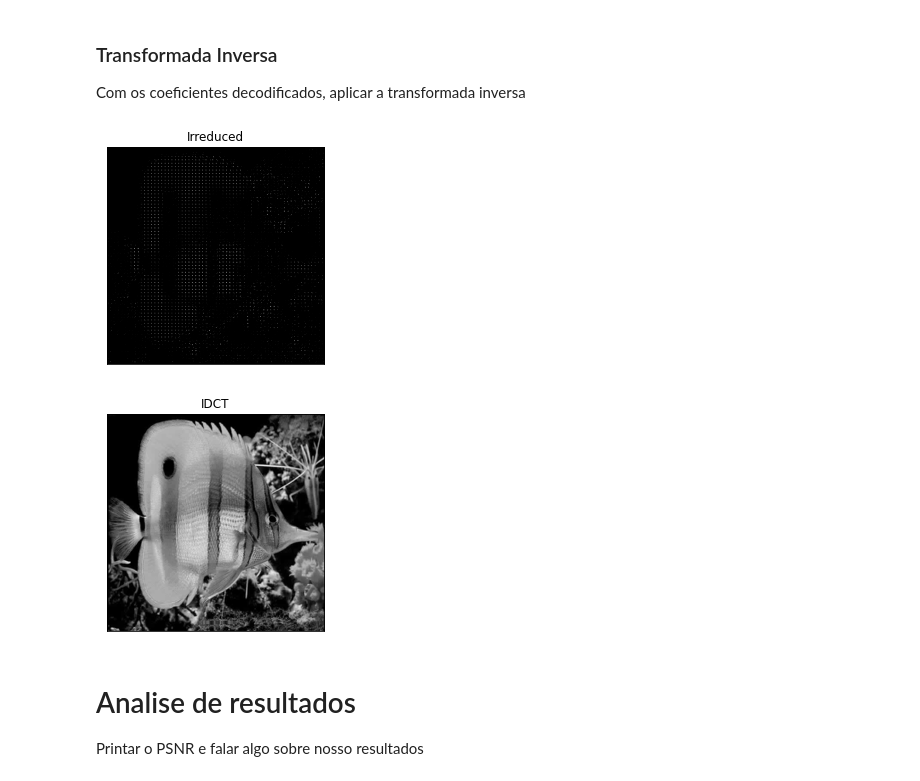
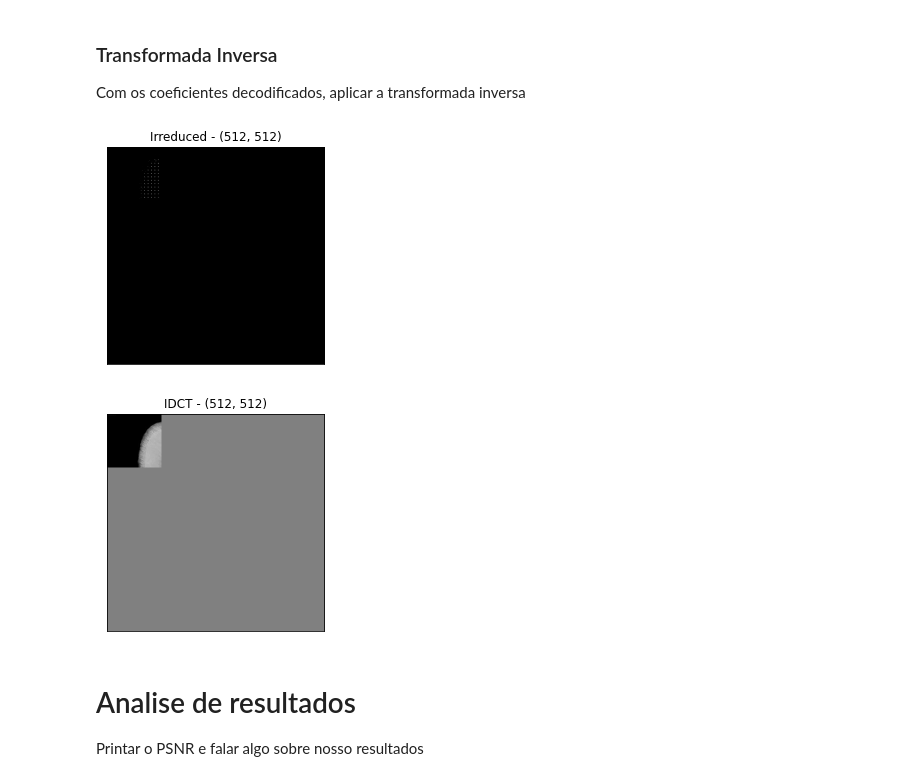
Before and after one commit to RenanBomtempo/image-compression, a Jupyter notebook: TP-1.ipynb, the cells around one changed output. Cells and saved outputs as stored; diff of their text form; code cells hidden in the pictures.

Commit message:
Resizable saved step

```diff
--- a/TP-1.ipynb
+++ b/TP-1.ipynb
@@ -50,10 +51,10 @@ def file_size(file_path):
         return file_info.st_size
 
 # Printa a imagem em tons de cinza
-def print_gimage(name, window_name):
+def print_gimage(img, window_name):
     #plt.subplot(121)
-    plt.imshow(name, cmap = 'gray', clim=(0, 255))
-    plt.title(window_name), plt.xticks([]), plt.yticks([])
+    plt.imshow(img, cmap = 'gray', clim=(0, 255))
+    plt.title(window_name+" - "+str(img.shape)), plt.xticks([]), plt.yticks([])
     plt.show()
 
 # Salva um numpy.ndarray, com elementos do tipo numpy.uint8
@@ -156,40 +174,36 @@ Ler do arquivo e decodificar pra ter os coeficientes da transformada de volta
 
 Com os coeficientes decodificados, aplicar a transformada inversa
 # %%
-Ireduced_DCT = np.zeros(size, dtype=np.float)
-IDCT = np.zeros(size, dtype=np.float)
-
-sizeR = reduced_DCT.shape
+Ireduced_DCT = np.zeros(org_size, dtype=np.float)
+IDCT = np.zeros(org_size, dtype=np.float)
 
 # Extendendo a imagem para o tamanho original
-for y in range(0,sizeR[0],4):
-    for x in range(0,sizeR[1],4):
-        block8 = np.zeros((step,step),dtype=np.float)
-        block8[:4, :4] = reduced_DCT[y:y+4, x:x+4]
-        Ireduced_DCT[y*2:y*2+step, x*2:x*2+step] = block8
+for y in range(0,red_size[0],svd_step):
+    for x in range(0,red_size[1],svd_step):
+        block = np.zeros((step,step),dtype=np.float)
+        block[:svd_step, :svd_step] = reduced_DCT[y:y+svd_step, x:x+svd_step]
+        Ireduced_DCT[y+(dif*y//svd_step):y+(dif*y//svd_step)+step,
+                     x+(dif*x//svd_step):x+(dif*x//svd_step)+step] = block
 
 #DCT = DCT.astype()
-Ireduced_DCT = 16*Ireduced_DCT
+Ireduced_DCT = Q*Ireduced_DCT
 
 # Transformada inversa
-for y in range(0,size[0],step):
-    for x in range(0,size[1],step):
+for y in range(0,org_size[0],step):
+    for x in range(0,org_size[1],step):
         idct = get_2d_idct(Ireduced_DCT[y:y+step, x:x+step])
         IDCT[y:y+step, x:x+step] = idct
 
 IDCT = IDCT+128
 
 print_gimage(Ireduced_DCT,"Irreduced")
 print_gimage(IDCT,"IDCT")
 
-
-# Renan essa função salva já comprimindo ...
 mpimg.imsave("original.png", img, 0, 255, cmap='gray')
-# Renan essa função salva já comprimindo ...
-mpimg.imsave("Final.png", IDCT, 0, 255, cmap='gray')
+mpimg.imsave(("IDCT_{0}x{0}-{1}.png".format(step, svd_step)), IDCT, 0, 255, cmap='gray')
 # %% [output]
-[figure, old version]
+[figure, new version]
-[figure, old version]
+[figure, new version]
 # %% [markdown]
 # Analise de resultados
 
```
Also changed, not shown: parts of 7 cells of this notebook, 11 other files.
